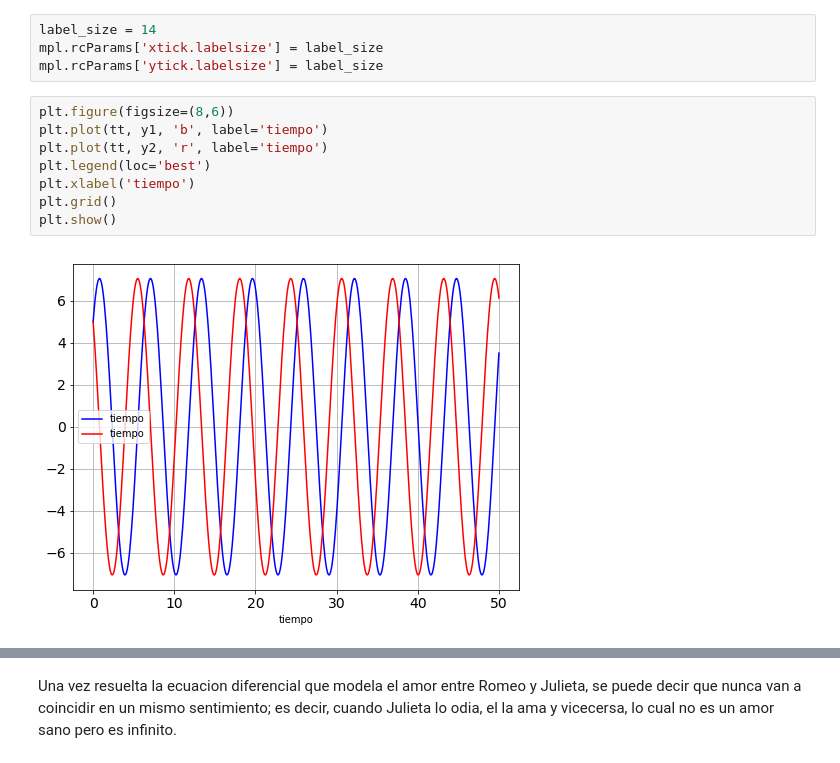
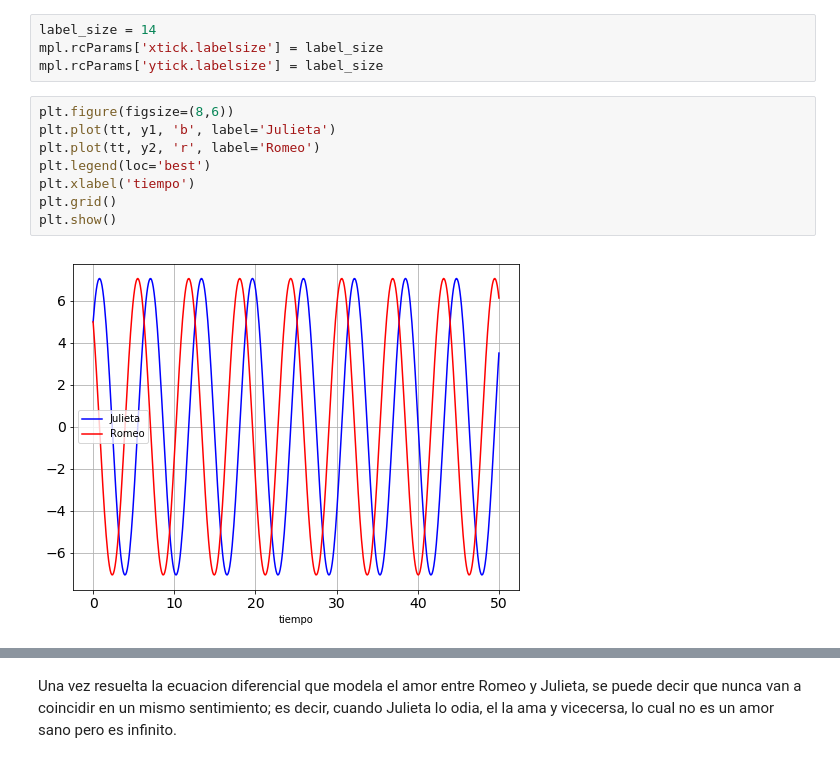
Before and after one commit to anasofi-ortiz/EXAMEN-3-SIM, a Jupyter notebook: Examen 3 SIM ASOL.ipynb, the cells around one changed output, grey strips where cells are left out. Drawn from its saved outputs; the diff is of its cells as text.

```diff
--- a/Examen 3 SIM ASOL.ipynb
+++ b/Examen 3 SIM ASOL.ipynb
@@ -36,14 +36,14 @@ mpl.rcParams['xtick.labelsize'] = label_size
 mpl.rcParams['ytick.labelsize'] = label_size
 # %%
 plt.figure(figsize=(8,6))
-plt.plot(tt, y1, 'b', label='tiempo')
-plt.plot(tt, y2, 'r', label='tiempo')
+plt.plot(tt, y1, 'b', label='Julieta')
+plt.plot(tt, y2, 'r', label='Romeo')
 plt.legend(loc='best')
 plt.xlabel('tiempo')
 plt.grid()
 plt.show()
 # %% [output]
-[figure, old version]
+[figure, new version]
 # %%
 
 plt.figure(figsize=(8,8))
```
Also changed, not shown: parts of 10 cells of this notebook.
